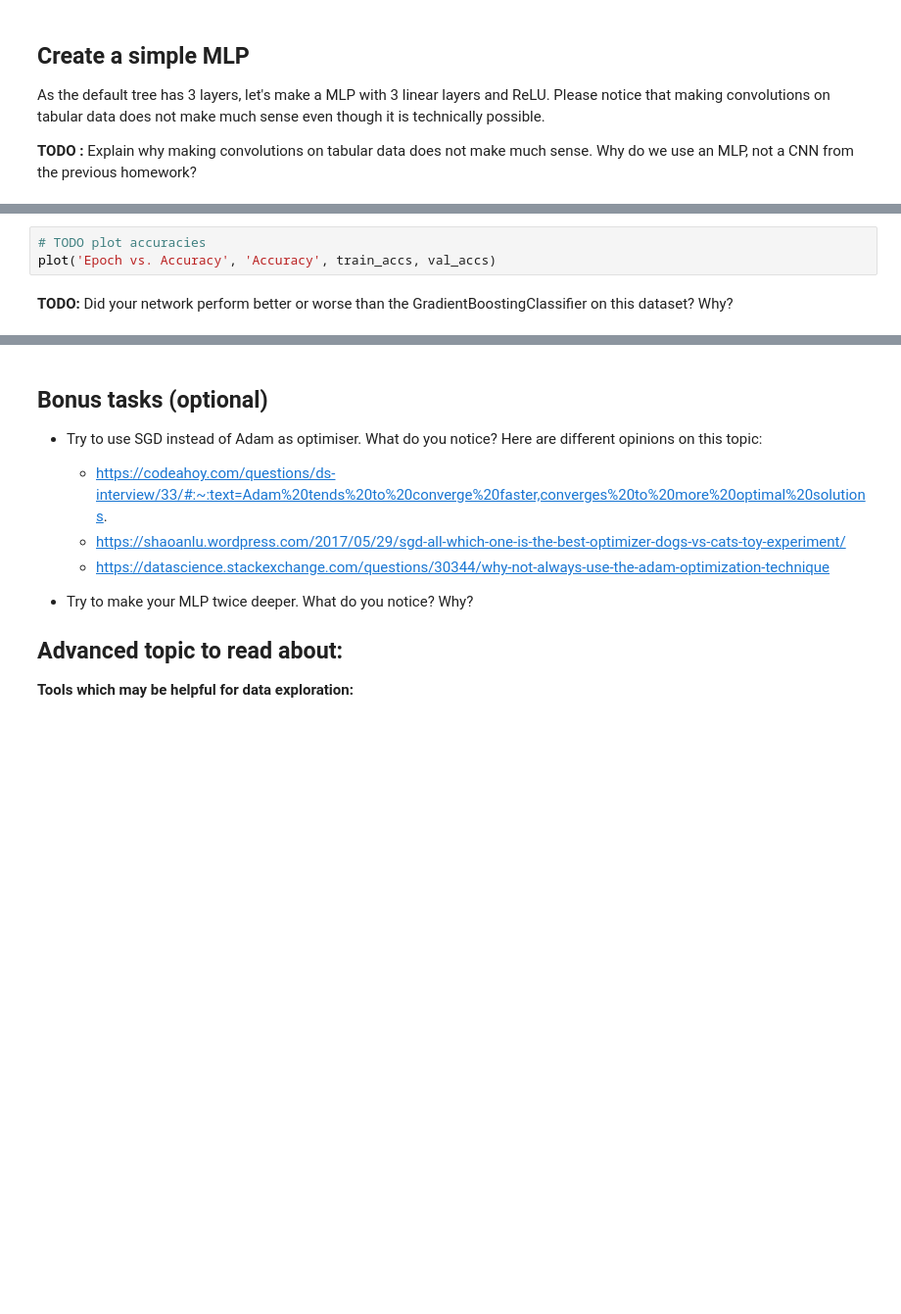
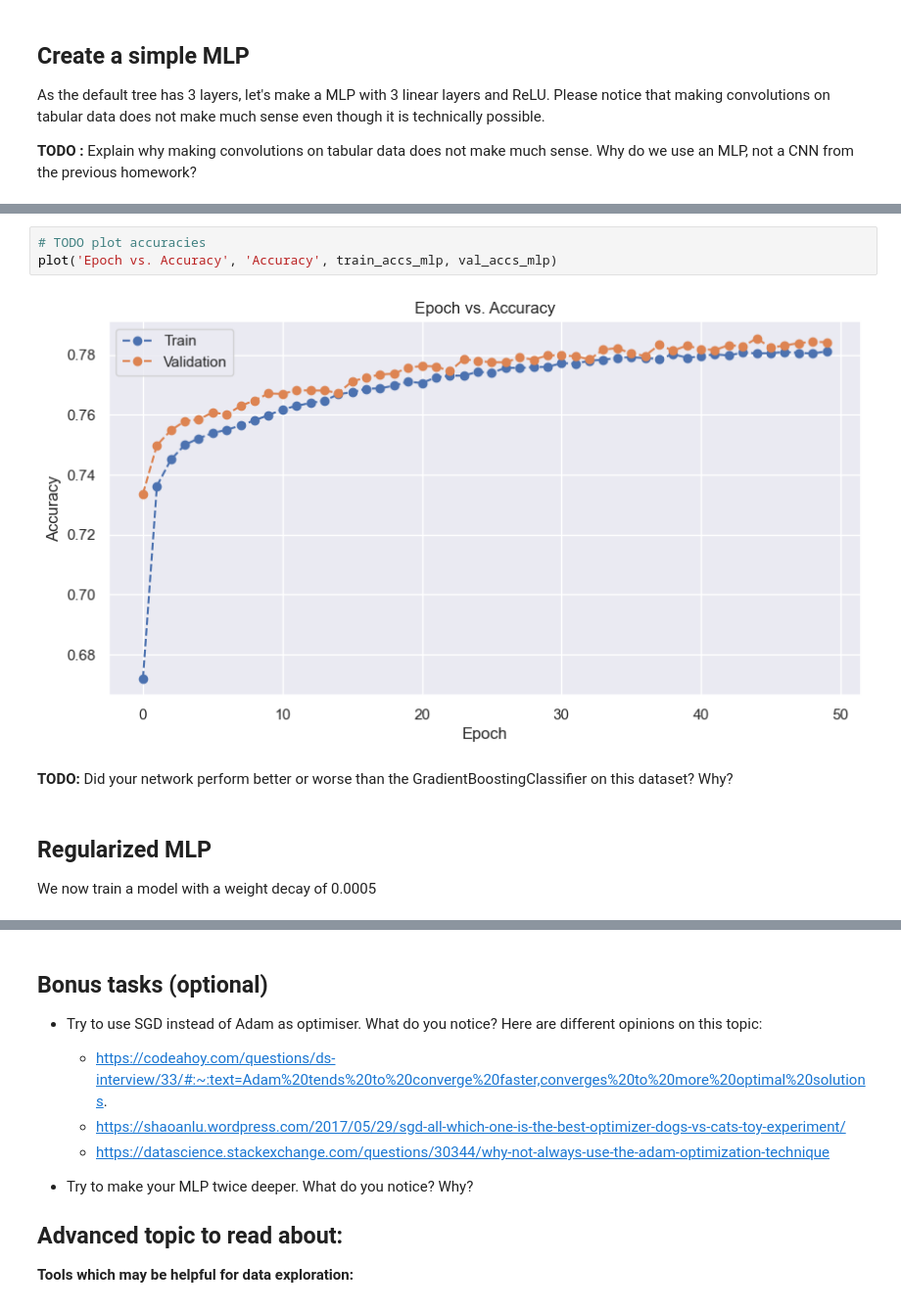
Before and after one commit to Paul-Jarschke/Machine-Learning-Practicals, a Jupyter notebook: Practical_04/4_ Jarschke.ipynb, the cells around one changed output, grey strips where cells are left out. Shown at 98% size. Saved outputs shown, nothing was run; the diff lists cells and outputs as text; blank space fills up the shorter version.

```diff
--- a/Practical_04/4_ Jarschke.ipynb
+++ b/Practical_04/4_ Jarschke.ipynb
@@ -745,5 +920,11 @@ plot('Epoch vs. Loss', 'Loss', train_losses, val_losses)
 # %%
 # TODO plot accuracies
-plot('Epoch vs. Accuracy', 'Accuracy', train_accs, val_accs)
+plot('Epoch vs. Accuracy', 'Accuracy', train_accs_mlp, val_accs_mlp)
+# %% [output]
+[figure, added]
 # %% [markdown]
 **TODO:** Did your network perform better or worse than the GradientBoostingClassifier on this dataset? Why?
+# %% [markdown]
+## Regularized MLP
+
+We now train a model with a weight decay of 0.0005
```
Also changed, not shown: parts of 32 cells of this notebook.
